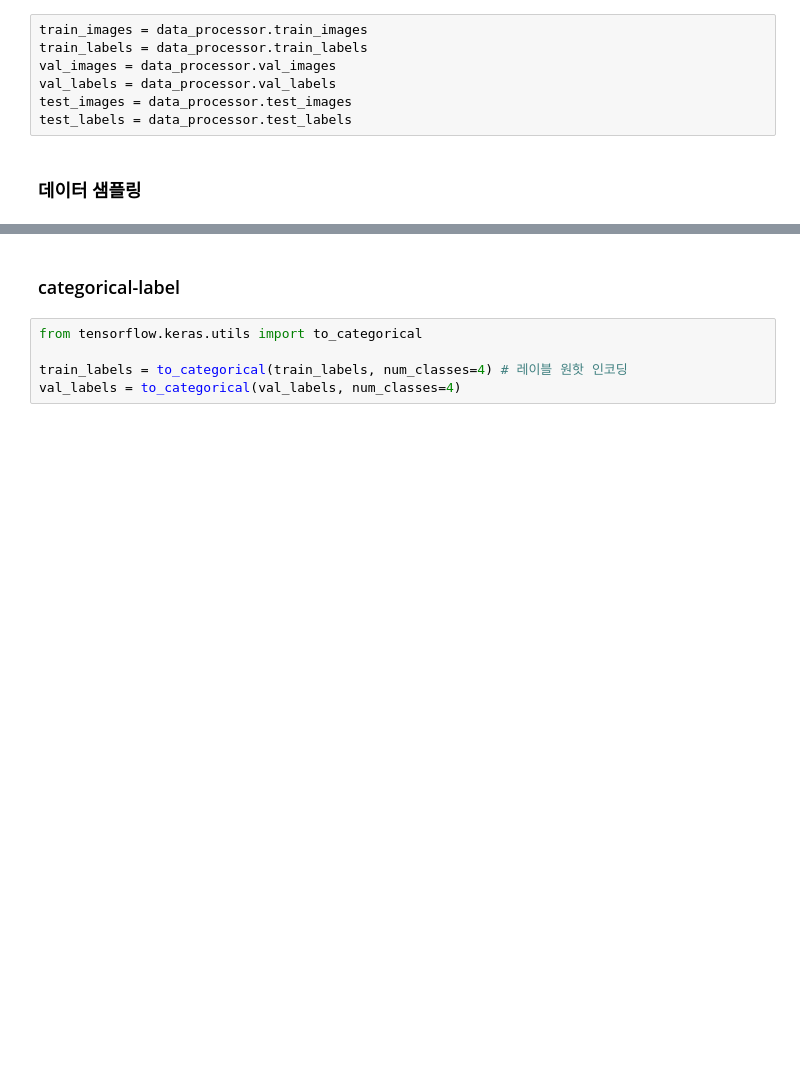
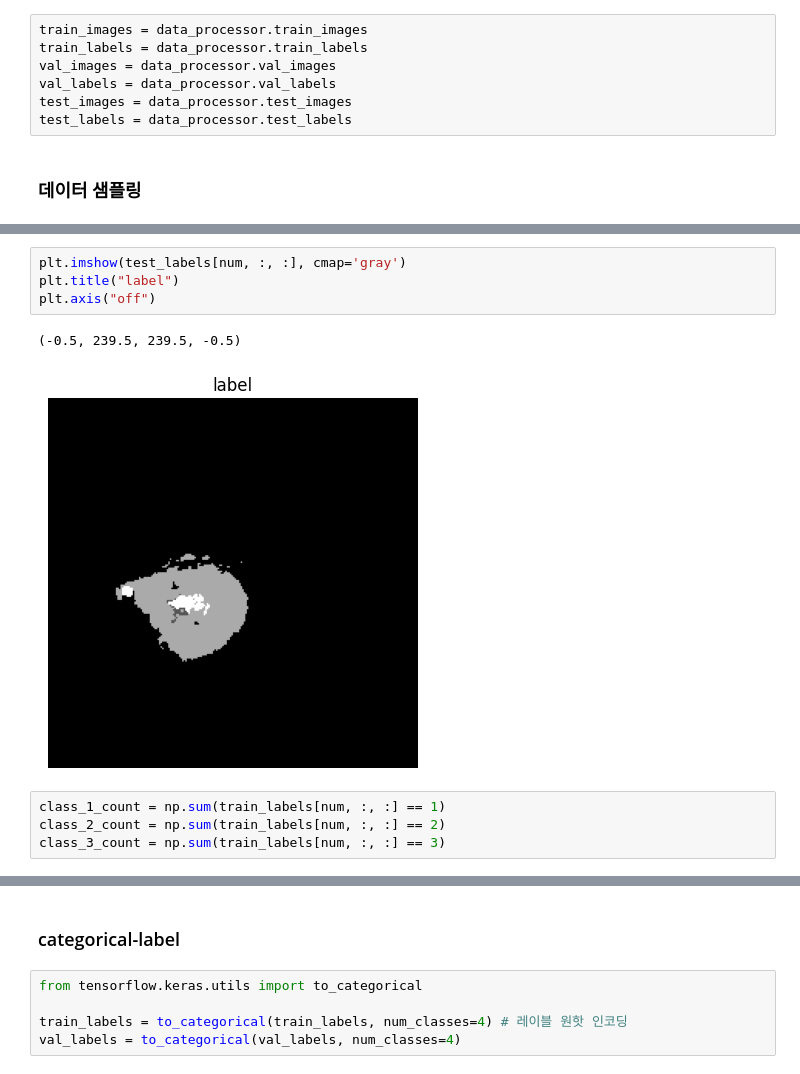
Before and after one commit to Masterjun12/brain_tumor_segmentation, a Jupyter notebook: brain_tumor_basecode.ipynb, the cells around one changed output, grey strips where cells are left out. Cells and saved outputs as stored; diff of their text form; blank space fills up the shorter version.

```diff
--- a/brain_tumor_basecode.ipynb
+++ b/brain_tumor_basecode.ipynb
@@ -104,0 +127,11 @@ Test labels shape: (521, 240, 240)
+# %%
+plt.imshow(test_labels[num, :, :], cmap='gray')
+plt.title("label")
+plt.axis("off")
+# %% [output]
+(-0.5, 239.5, 239.5, -0.5)
+[figure, added]
+# %%
+class_1_count = np.sum(train_labels[num, :, :] == 1)
+class_2_count = np.sum(train_labels[num, :, :] == 2)
+class_3_count = np.sum(train_labels[num, :, :] == 3)
```
Also changed, not shown: parts of 17 cells of this notebook, 2 other files.
